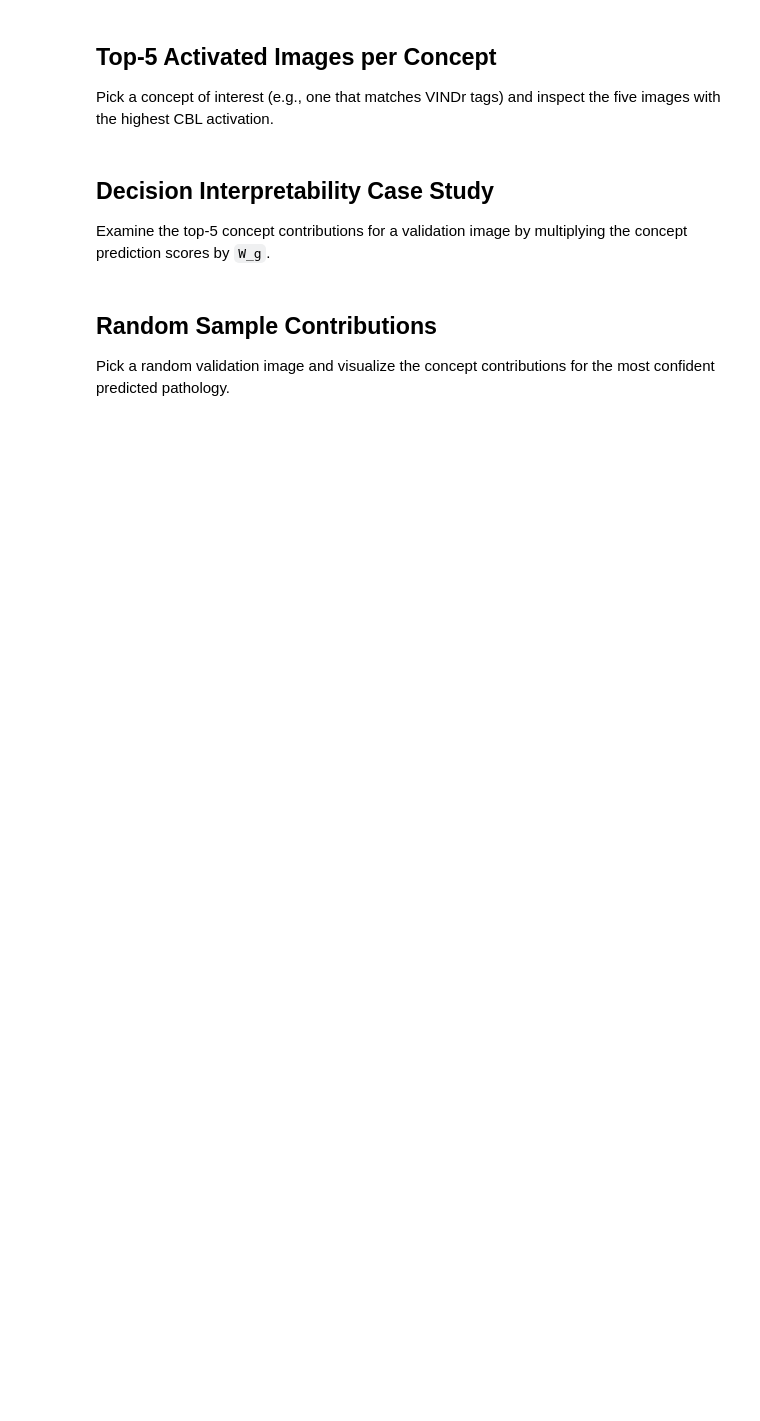
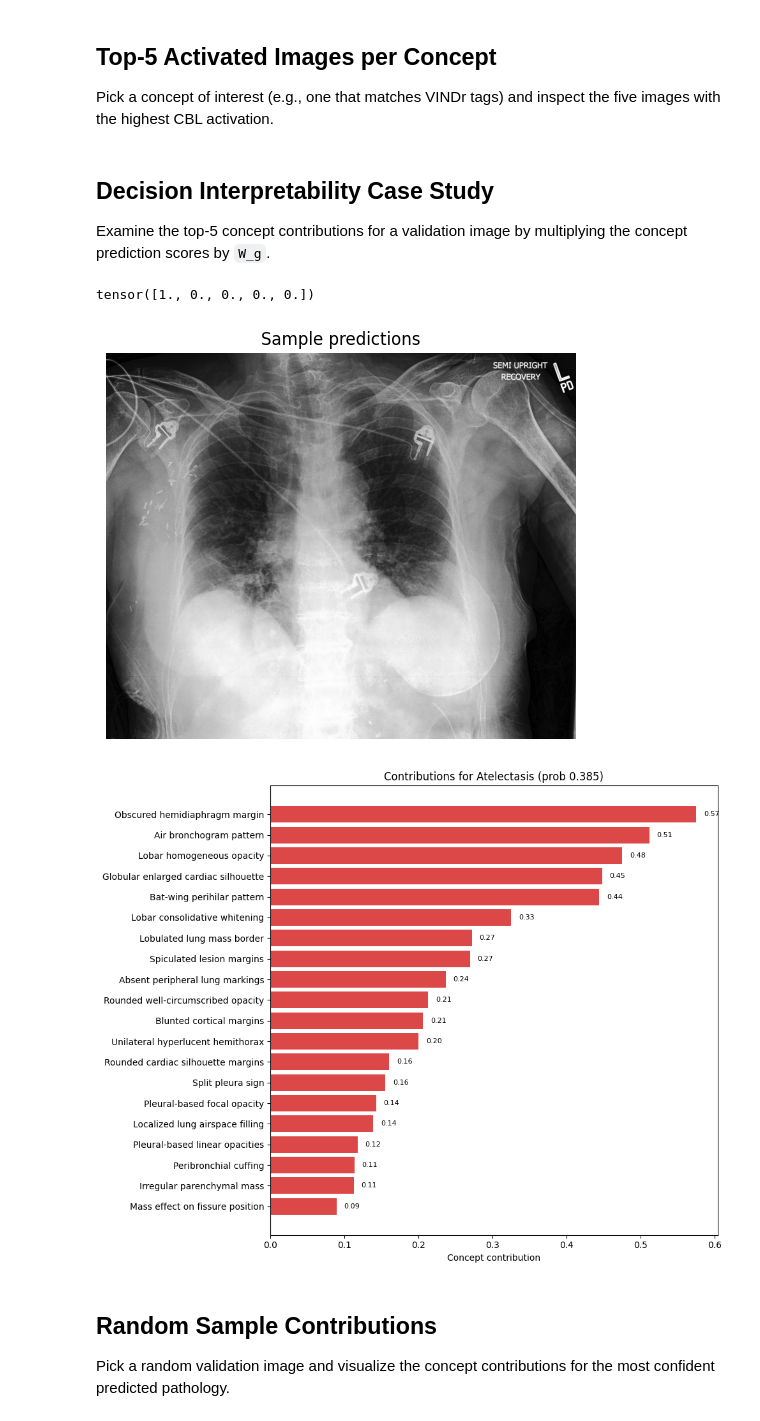
Before and after one commit to AtharvRN/CHEX_CBM, a Jupyter notebook: vlg_cbm_experiments.ipynb, the cells around one changed output. Saved outputs shown, nothing was run; the diff lists cells and outputs as text; code cells hidden in the pictures; blank space fills up the shorter version.

Commit message:
annotations check

```diff
--- a/vlg_cbm_experiments.ipynb
+++ b/vlg_cbm_experiments.ipynb
@@ -164,7 +165,7 @@ def plot_top_images_for_concept(concept_idx, activations, idxs, dataset, concept
     titles = [f"{concept_names[concept_idx]} ({scores[i].item():.3f})" for i in top_indices]
     display_images(paths, titles)
 # %%
-RUN_DIR = Path("checkpoints/vlg_cbm_exp5")  # update to your checkpoint directory
+RUN_DIR = Path("checkpoints/vlg_cbm_exp3")  # update to your checkpoint directory
 config, concepts, labels, model, W, b, mean, std, backbone_model = load_run_artifacts(RUN_DIR)
 config['data_dir']="/workspace/datasets/test"
 TEST_CSV = "/workspace/datasets/test_labels.csv"
@@ -255,29 +290,21 @@ print("Concept name:", concepts[concept_idx])
 ## Decision Interpretability Case Study
 Examine the top-5 concept contributions for a validation image by multiplying the concept prediction scores by `W_g`.
 # %%
-def top_contributions(sample_idx, topk=5, prob_threshold=0.5):
-    sample_probs = probs[sample_idx]
-    sample_contribs = contributions[sample_idx]
-    positive_classes = torch.where(sample_probs >= prob_threshold)[0]
-    if positive_classes.numel() == 0:
-        positive_classes = torch.argsort(sample_probs, descending=True)[:1]
-    results = []
-    for class_idx in positive_classes:
-        class_contribs = sample_contribs[class_idx]
-        topk_idxs = torch.argsort(class_contribs.abs(), descending=True)[:topk]
-        results.append((
-            class_idx.item(),
-            sample_probs[class_idx].item(),
-            class_contribs[topk_idxs],
-            topk_idxs,
-        ))
-    return results
+sample_idx = 1  # change to another sample to inspect
+print(pathology_labels[sample_idx])
+label_idx = 0
 
-sample_idx = 0  # change to another sample to inspect
-contrib_info = top_contributions(sample_idx, topk=5)
-print("Sample image:", dataset.get_image_path(int(idxs[sample_idx])))
-display_images([dataset.get_image_path(int(idxs[sample_idx]))], [f"Sample predictions"], figsize=(5, 5))
-for class_idx, class_prob, contribs, contrib_idxs in contrib_info:
-    print(f"Top concepts for {labels[class_idx]} (prob {class_prob:.3f}):")
-    for rank, (idx, score) in enumerate(zip(contrib_idxs, contribs), 1):
-        print(f"{rank}. {concepts[idx]} -> contribution {score.item():.4f}")
+sample_probs = probs[sample_idx]
+sample_contribs = contributions[sample_idx][label_idx]
+top_contributions, top_indices = torch.topk(sample_contribs, 5)
+# contrib_info = top_contributions(sample_idx, topk=5,label_idx=0)
+
+# # print(contrib_info)
+# print("Sample image:", dataset.get_image_path(int(idxs[sample_idx])))
+# display_images([dataset.get_image_path(int(idxs[sample_idx]))], [f"Sample predictions"], figsize=(5, 5))
+# print(f"Top concepts for {labels[label_idx]} (prob {sample_probs[label_idx]:.3f}):")
+# print(top_indices)
+# for rank, (idx, score) in enumerate(zip(top_indices, top_contributions), 1):
+#     print(f"{rank}. {concepts[idx]} -> contribution {score.item():.4f}")
+# %% [output]
+tensor([1., 0., 0., 0., 0.])
@@ -284,3 +383,26 @@ for class_idx, class_prob, contribs, contrib_idxs in contrib_info:
+# %%
+display_images([dataset.get_image_path(int(idxs[sample_idx]))], [f"Sample predictions"], figsize=(5, 5))
+top_contributions, top_indices = torch.topk(sample_contribs, 20)
+
+plot_scores = top_contributions.cpu().numpy()[::-1]
+plot_labels = [concepts[i] for i in top_indices][::-1]
+y_pos = np.arange(len(plot_scores))
+colors = ["tab:red" if score >= 0 else "tab:blue" for score in plot_scores]
+fig, ax = plt.subplots(figsize=(10, max(3, 0.4 * len(plot_scores))))
+ax.barh(y_pos, plot_scores, color=colors, alpha=0.85)
+ax.set_yticks(y_pos)
+ax.set_yticklabels(plot_labels)
+ax.set_xlabel("Concept contribution")
+ax.set_title(f"Contributions for {labels[label_idx]} (prob {sample_probs[label_idx]:.3f})")
+ax.axvline(0, color="gray", linewidth=0.8)
+for value, y in zip(plot_scores, y_pos):
+    offset = 0.01 if value >= 0 else -0.01
+    ha = "left" if value >= 0 else "right"
+    ax.text(value + offset, y, f"{value:.2f}", va="center", ha=ha, fontsize=8)
+plt.tight_layout()
+# %% [output]
+[figure, added]
+[figure, added]
 # %% [markdown]
 ## Random Sample Contributions
 Pick a random validation image and visualize the concept contributions for the most confident predicted pathology.
```
Also changed, not shown: parts of 8 cells of this notebook, 1 other file.
